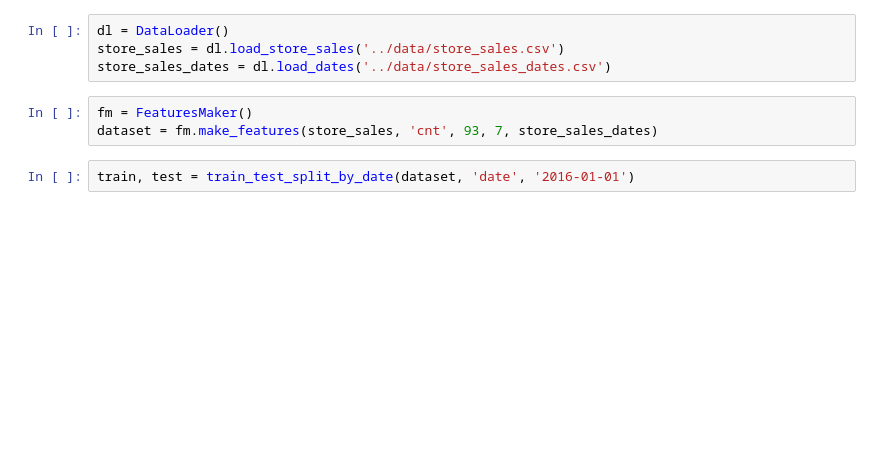
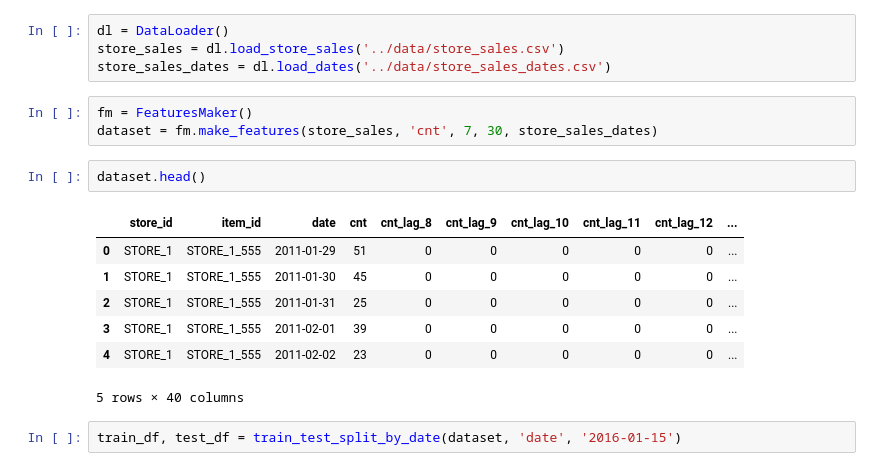
Before and after one commit to kazars24/ai-sop, a Jupyter notebook: notebooks/data_loader.ipynb, the cells around one changed output. Saved outputs shown, nothing was run; the diff lists cells and outputs as text; blank space fills up the shorter version.

```diff
--- a/notebooks/data_loader.ipynb
+++ b/notebooks/data_loader.ipynb
@@ -11,6 +143,16 @@ store_sales = dl.load_store_sales('../data/store_sales.csv')
 store_sales_dates = dl.load_dates('../data/store_sales_dates.csv')
 # %%
 fm = FeaturesMaker()
-dataset = fm.make_features(store_sales, 'cnt', 93, 7, store_sales_dates)
+dataset = fm.make_features(store_sales, 'cnt', 7, 30, store_sales_dates)
+# %%
+dataset.head()
+# %% [output]
+|  | store_id | item_id | date | cnt | cnt_lag_8 | cnt_lag_9 | cnt_lag_10 | cnt_lag_11 | cnt_lag_12 | ... |
+| 0 | STORE_1 | STORE_1_555 | 2011-01-29 | 51 | 0 | 0 | 0 | 0 | 0 | ... |
+| 1 | STORE_1 | STORE_1_555 | 2011-01-30 | 45 | 0 | 0 | 0 | 0 | 0 | ... |
+| 2 | STORE_1 | STORE_1_555 | 2011-01-31 | 25 | 0 | 0 | 0 | 0 | 0 | ... |
+| 3 | STORE_1 | STORE_1_555 | 2011-02-01 | 39 | 0 | 0 | 0 | 0 | 0 | ... |
+| 4 | STORE_1 | STORE_1_555 | 2011-02-02 | 23 | 0 | 0 | 0 | 0 | 0 | ... |
+5 rows × 40 columns
 # %%
-train, test = train_test_split_by_date(dataset, 'date', '2016-01-01')
+train_df, test_df = train_test_split_by_date(dataset, 'date', '2016-01-15')
```
Also changed, not shown: parts of 12 cells of this notebook, 4 other files.
